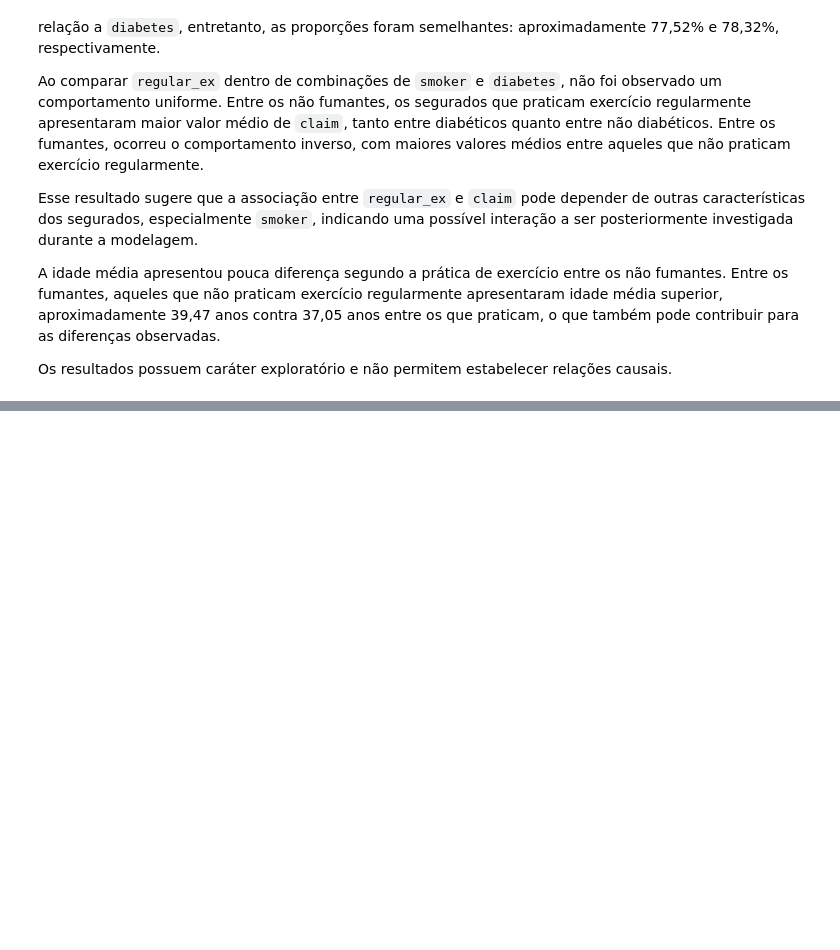
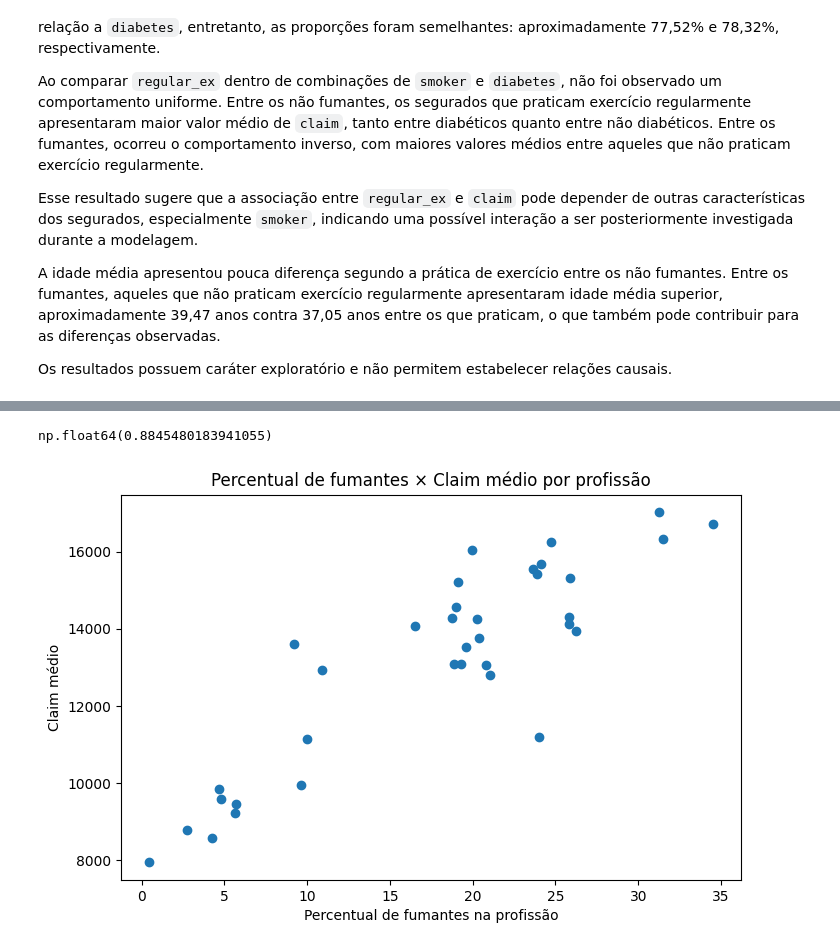
Before and after one commit to DalpesCS50/trab_estagio4_health-insurance-claims-prediction, a Jupyter notebook: notebooks/01_exploracao_inicial_health_insurance.ipynb, the cells around one changed output, grey strips where cells are left out. Drawn from its saved outputs; the diff is of its cells as text; code cells hidden in the pictures; blank space fills up the shorter version.

```diff
--- a/notebooks/01_exploracao_inicial_health_insurance.ipynb
+++ b/notebooks/01_exploracao_inicial_health_insurance.ipynb
@@ -1018,0 +1377,8 @@ Os resultados possuem caráter exploratório e não permitem estabelecer relaç
+# %%
+claim_job = (
+    dados.groupby("job_title")["claim"]
+    .agg(["count", "mean", "median"])
+    .sort_values("mean", ascending=False)
+)
+
+claim_job.head(10)
@@ -1018,0 +1413,8 @@ Os resultados possuem caráter exploratório e não permitem estabelecer relaç
+# %%
+proporcao_fumantes_job = (
+    dados.groupby("job_title")["smoker"].mean() * 100
+)
+
+claim_job["fumantes_%"] = proporcao_fumantes_job
+
+claim_job[["count", "mean", "median", "fumantes_%"]].head(10)
@@ -1018,0 +1434,19 @@ Os resultados possuem caráter exploratório e não permitem estabelecer relaç
+# %%
+claim_job["mean"].corr(claim_job["fumantes_%"])
+# %% [output]
+np.float64(0.8845480183941055)
+# %%
+plt.figure(figsize=(8, 5))
+
+plt.scatter(
+    claim_job["fumantes_%"],
+    claim_job["mean"]
+)
+
+plt.xlabel("Percentual de fumantes na profissão")
+plt.ylabel("Claim médio")
+plt.title("Percentual de fumantes × Claim médio por profissão")
+
+plt.show()
+# %% [output]
+[figure, added]
```
Also changed, not shown: parts of 34 cells of this notebook.
